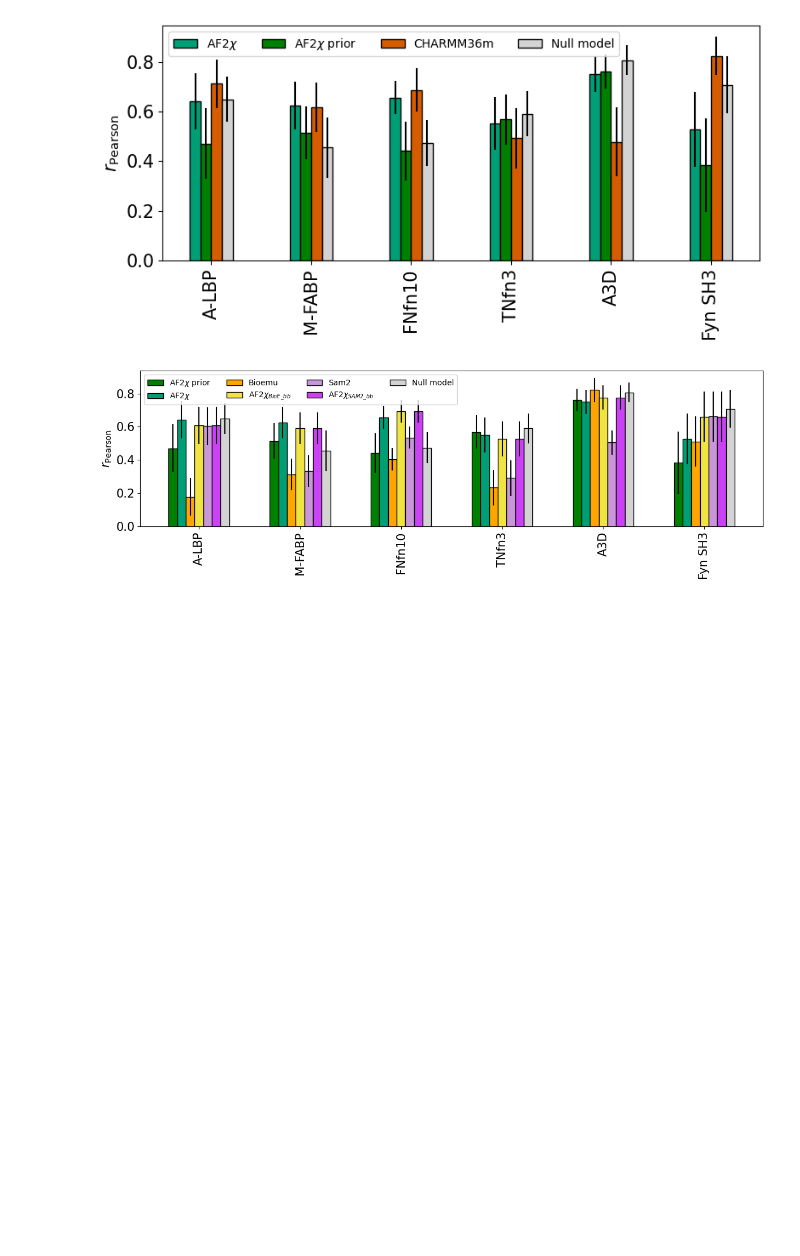
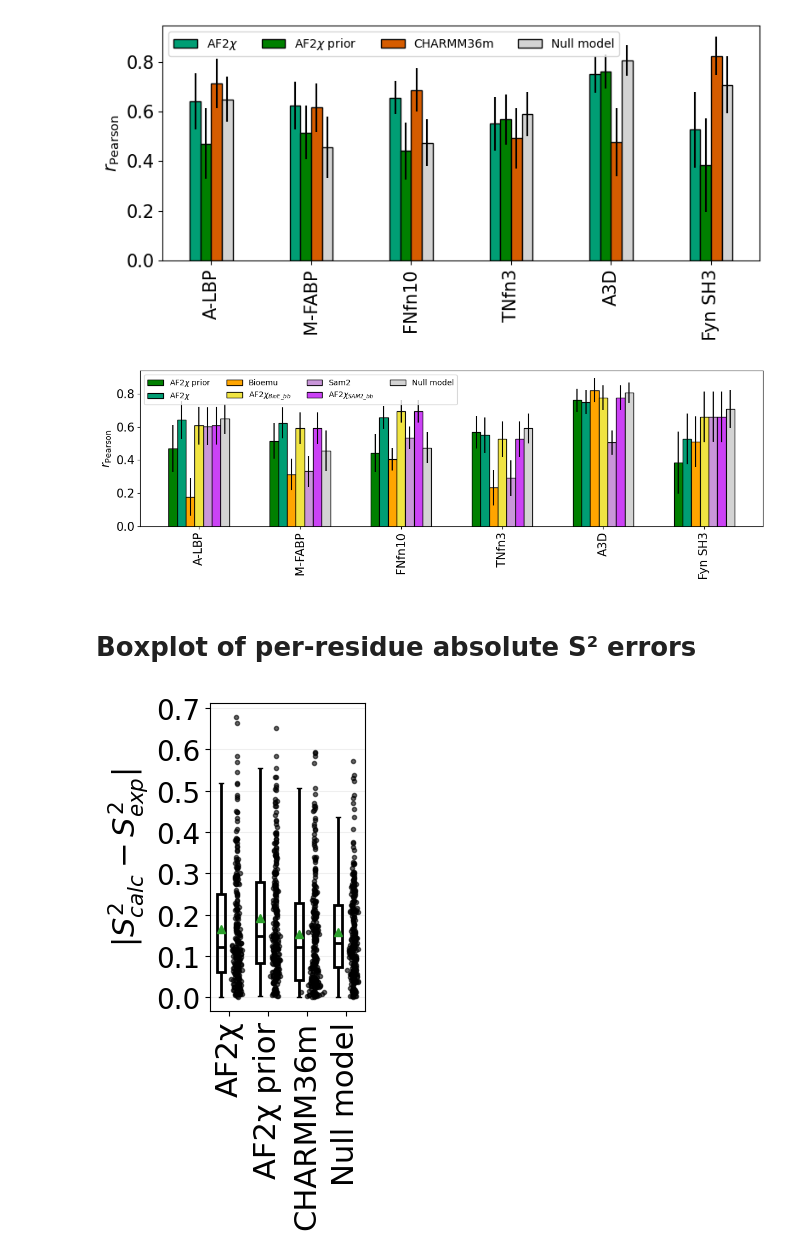
Before and after one commit to KULL-Centre/AF2chi, a Jupyter notebook: notebooks/S2_orderparameters_gen_models.ipynb, the cells around one changed output. Cells and saved outputs as stored; diff of their text form; code cells hidden in the pictures; blank space fills up the shorter version.

Commit message:
Added box/scatter-plots of absolute errors for J-couplings and S2 order parameters

```diff
--- a/notebooks/S2_orderparameters_gen_models.ipynb
+++ b/notebooks/S2_orderparameters_gen_models.ipynb
@@ -668,3 +668,5 @@ plt.legend(ncols=4)
 plt.tight_layout()
 # %% [output]
 [figure]
+# %% [markdown]
+# Boxplot of per-residue absolute S² errors
@@ -670,0 +713,38 @@ plt.tight_layout()
+# %%
+plot_names_s2 = {
+    'af2chi':               'AF2χ',
+    'af2chi_prior':         'AF2χ prior',
+    'af2chi_backbone':      'AF2χ bb (BioEmu)',
+    'bioemu':               'BioEmu',
+    'af2chi_sam2_backbone': 'AF2χ bb (SAM2)',
+    'sam2':                 'SAM2',
+    'charmm36m':            'CHARMM36m',
+    'dummy':                'Null model',
+}
+
+all_models = ['af2chi', 'af2chi_prior', 'af2chi_backbone', 'bioemu',
+              'af2chi_sam2_backbone', 'sam2', 'charmm36m', 'dummy']
+abs_errors_s2 = {model: [] for model in all_models}
+
+for protein in proteins:
+    expt = np.array(S2_axis_vs_model_vs_protein[protein]['expt'])
+    for model in all_models:
+        calc = np.array(S2_axis_vs_model_vs_protein[protein][model])
+        abs_errors_s2[model].extend(np.abs(calc - expt).tolist())
+
+for model in all_models:
+    abs_errors_s2[model] = np.array(abs_errors_s2[model])
+# %%
+charmm_models = ['af2chi', 'af2chi_prior', 'charmm36m', 'dummy']
+labels = [plot_names_s2[m] for m in charmm_models]
+data_arrays = [abs_errors_s2[m] for m in charmm_models]
+
+plot_boxplot_with_points_density_s2(
+    *data_arrays,
+    labels=labels,
+    ylabel=r'$|S^2_{calc} - S^2_{exp}|$',
+    spread_scale=0.001,
+)
+plt.savefig('../figures/S2_boxplot_charmm_comparison.pdf', bbox_inches='tight')
+# %% [output]
+[figure, added]
```
Also changed, not shown: parts of 3 cells of this notebook, 2 other files.
